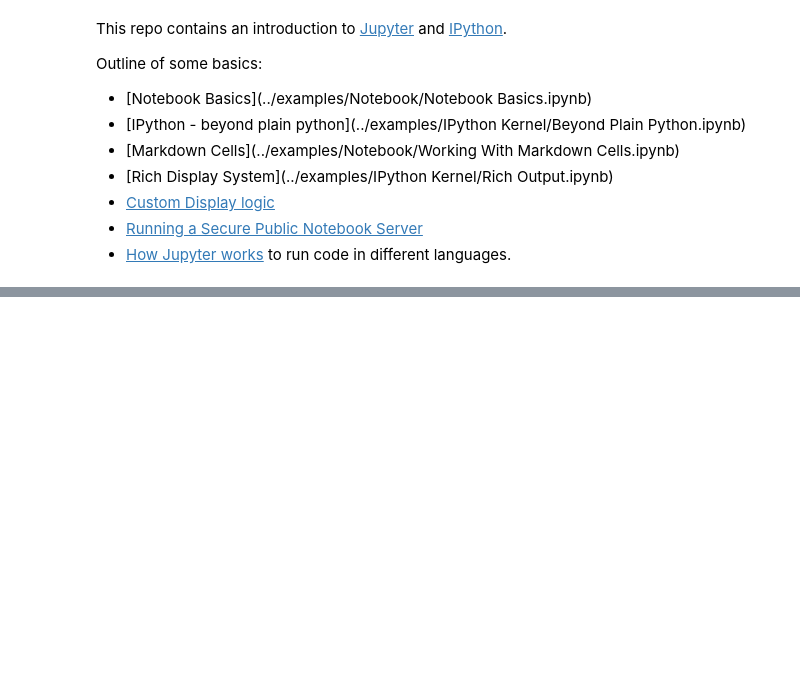
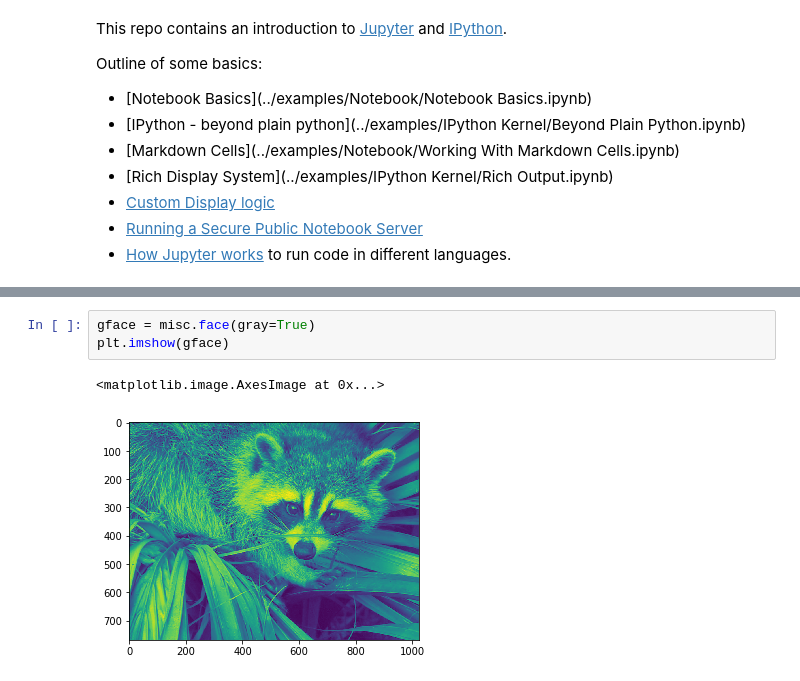
Before and after one commit to rafaelbidese/fvc-practice, a Jupyter notebook: Index.ipynb, the cells around one changed output, grey strips where cells are left out. Saved outputs shown, nothing was run; the diff lists cells and outputs as text; blank space fills up the shorter version.

```diff
--- a/Index.ipynb
+++ b/Index.ipynb
@@ -71,0 +56,6 @@ plt.show()
+# %%
+gface = misc.face(gray=True)
+plt.imshow(gface)
+# %% [output]
+<matplotlib.image.AxesImage at 0x...>
+[figure, added]
```
Also changed, not shown: parts of 4 cells of this notebook.
